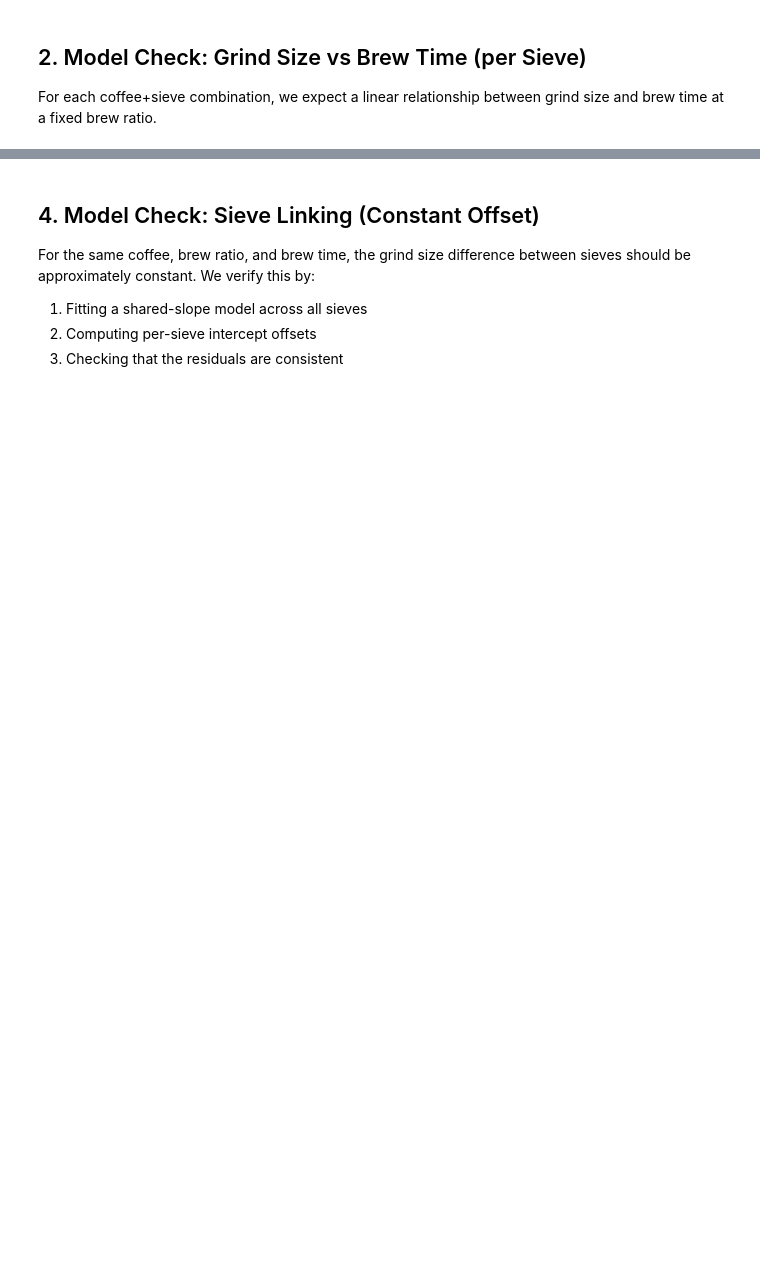
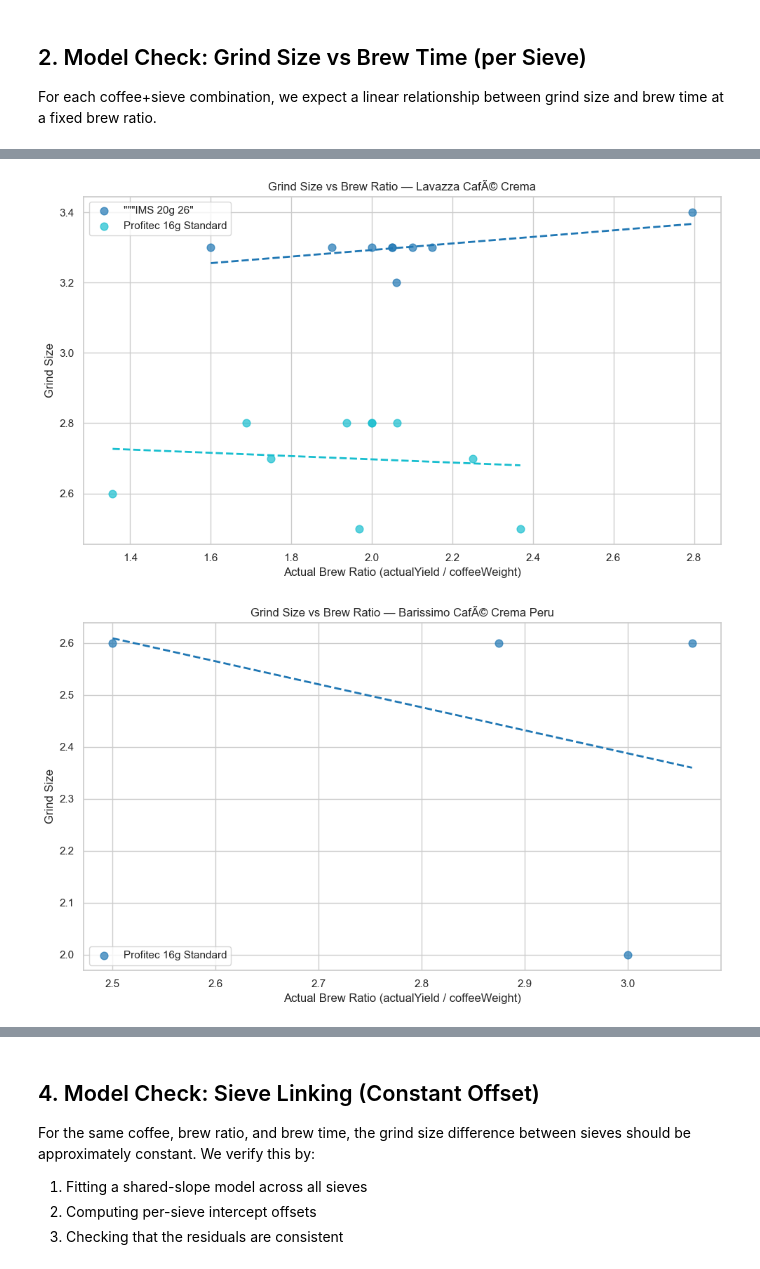
Before and after one commit to birlet/Coffio, a Jupyter notebook: CoffModelAnalyzer/model_analysis.ipynb, the cells around one changed output, grey strips where cells are left out. Cells and saved outputs as stored; diff of their text form; code cells hidden in the pictures; blank space fills up the shorter version.

```diff
--- a/CoffModelAnalyzer/model_analysis.ipynb
+++ b/CoffModelAnalyzer/model_analysis.ipynb
@@ -140,29 +157,32 @@ shift in the required brew time. We verify this by plotting targetYield vs grind
 # %%
-# Plot grind size vs target yield (brew ratio proxy), at similar brew times
+# Plot grind size vs actual brew ratio, at similar brew times
 for coffee_name in coffees_with_data:
     coffee_df = df_valid[df_valid['coffeeName'] == coffee_name]
     sieves_in_coffee = coffee_df['sieveName'].unique()
 
     fig, ax = plt.subplots(figsize=(10, 6))
     colors = plt.cm.tab10(np.linspace(0, 1, len(sieves_in_coffee)))
 
     for i, sieve_name in enumerate(sieves_in_coffee):
         sieve_df = coffee_df[coffee_df['sieveName'] == sieve_name]
-        ax.scatter(sieve_df['targetRatio'], sieve_df['grindSize'],
+        ax.scatter(sieve_df['brewRatio'], sieve_df['grindSize'],
                    color=colors[i], label=f'{sieve_name}', alpha=0.7, s=60)
 
         # Fit and show trend
         if len(sieve_df) >= 2:
-            X = sieve_df[['targetRatio']].values
+            X = sieve_df[['brewRatio']].values
             y = sieve_df['grindSize'].values
             model = LinearRegression().fit(X, y)
-            ratio_range = np.linspace(sieve_df['targetRatio'].min(), sieve_df['targetRatio'].max(), 50)
+            ratio_range = np.linspace(sieve_df['brewRatio'].min(), sieve_df['brewRatio'].max(), 50)
             y_pred = model.predict(ratio_range.reshape(-1, 1))
             ax.plot(ratio_range, y_pred, color=colors[i], linestyle='--', linewidth=2)
 
-    ax.set_xlabel('Target Brew Ratio (targetYield / coffeeWeight)')
+    ax.set_xlabel('Actual Brew Ratio (actualYield / coffeeWeight)')
     ax.set_ylabel('Grind Size')
     ax.set_title(f'Grind Size vs Brew Ratio — {coffee_name}')
     ax.legend()
     plt.tight_layout()
     plt.show()
+# %% [output]
+[figure, added]
+[figure, added]
```
Also changed, not shown: parts of 15 cells of this notebook, 2 other files.
